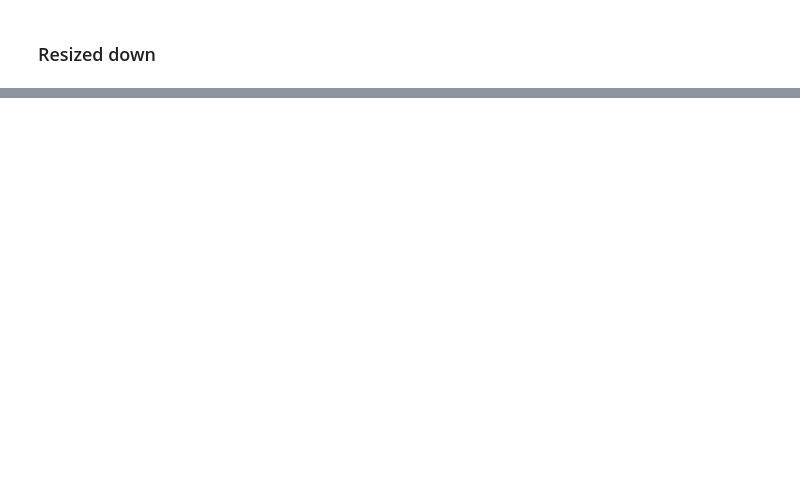
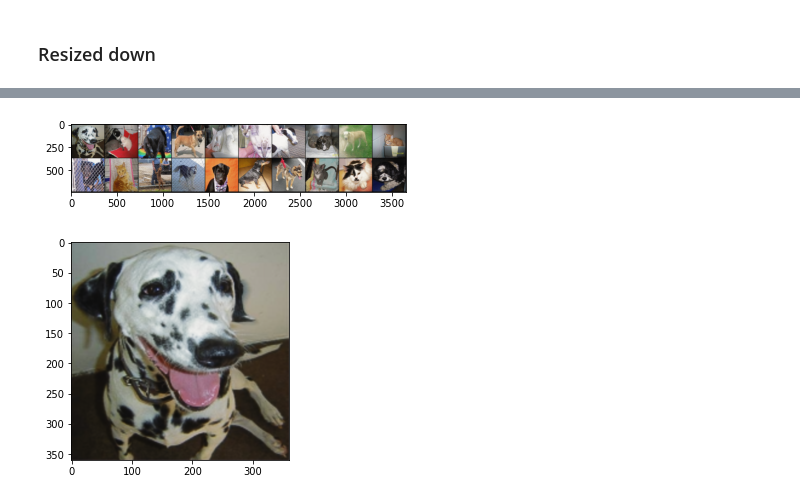
Before and after one commit to mactat/DL-IQIWA, a Jupyter notebook: notebooks/cat_dog_res_enh.ipynb, the cells around one changed output, grey strips where cells are left out. Cells and saved outputs as stored; diff of their text form; code cells hidden in the pictures; blank space fills up the shorter version.

```diff
--- a/notebooks/cat_dog_res_enh.ipynb
+++ b/notebooks/cat_dog_res_enh.ipynb
@@ -320,6 +321,6 @@ current_model_path = save_model("REM", rae)
 ## Model Result Visualization
 # %%
 # for testing
-# current_model_path = '../model/RAE_08112021_18_35'
+current_model_path = '../model/REM_12112021_20_22.pth'
 saved_rem = ResolutionEnhancerModel()
-saved_rem.load_state_dict(torch.load(current_model_path))
+saved_rem.load_state_dict(torch.load(current_model_path, map_location=torch.device('cpu')))
@@ -357,6 +368,12 @@ show_image_tensor(resized_image[0])
 # %%
 pred = saved_rem(resized_image)
 show_image_tensor(pred)
+# %% [output]
+[figure, added]
 # %%
-pred = pred.detach().numpy()
-show_image_numpy(pred[0])
+pred_np = pred.detach().numpy()
+# %%
+
+show_image_numpy(pred_np[0])
+# %% [output]
+[figure, added]
```
Also changed, not shown: parts of 7 cells of this notebook, 2 other files.
